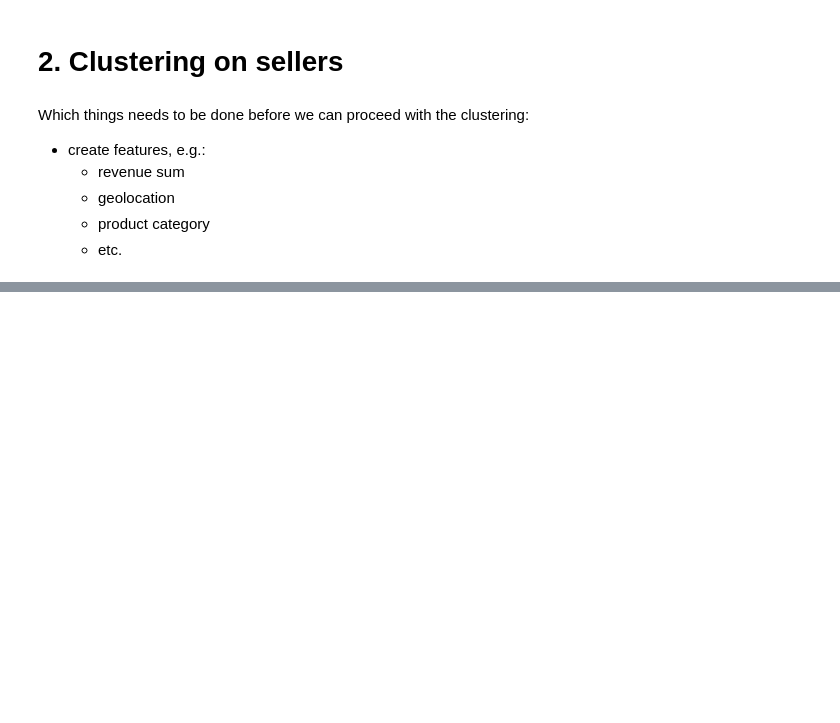
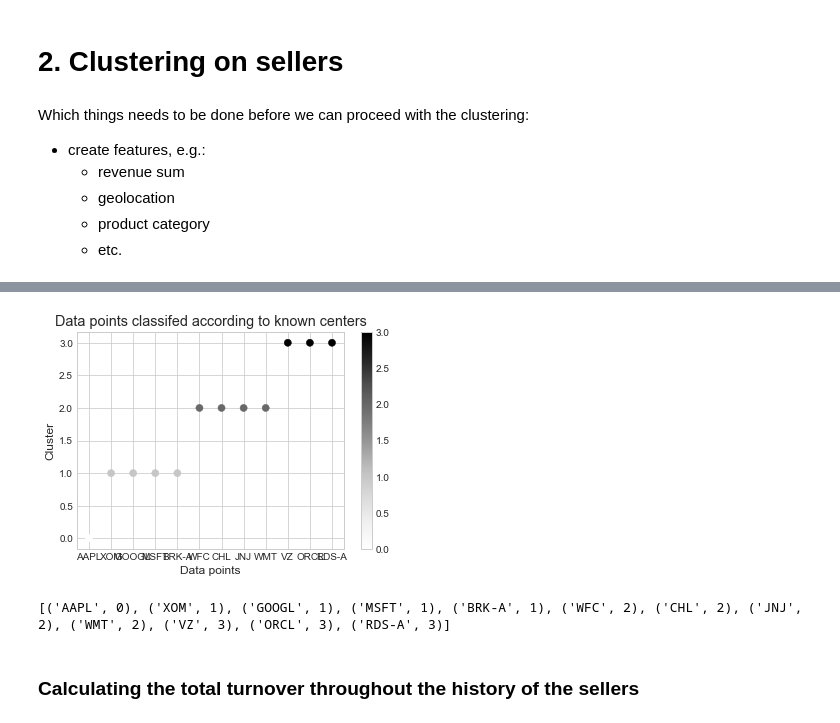
Before and after one commit to MotzWanted/Business_Analytics_Olist, a Jupyter notebook: phase1/Sellers joining the platform.ipynb, the cells around one changed output, grey strips where cells are left out. Cells and saved outputs as stored; diff of their text form; code cells hidden in the pictures; blank space fills up the shorter version.

```diff
--- a/phase1/Sellers joining the platform.ipynb
+++ b/phase1/Sellers joining the platform.ipynb
@@ -392,0 +510,18 @@ Which things needs to be done before we can proceed with the clustering:
+# %%
+fig1, ax3 = plt.subplots()
+scatter = ax3.scatter(syms, clusters, c=clusters, s=50)
+ax3.set_xlabel('Data points')
+ax3.set_ylabel('Cluster')
+plt.colorbar(scatter)
+ax3.set_title('Data points classifed according to known centers')
+plt.show()
+# %% [output]
+[figure, added]
+# %%
+result = zip(syms, kproto.labels_)
+sortedR = sorted(result, key=lambda x: x[1])
+print(sortedR)
+# %% [output]
+[('AAPL', 0), ('XOM', 1), ('GOOGL', 1), ('MSFT', 1), ('BRK-A', 1), ('WFC', 2), ('CHL', 2), ('JNJ', 2), ('WMT', 2), ('VZ', 3), ('ORCL', 3), ('RDS-A', 3)]
+# %% [markdown]
+### Calculating the total turnover throughout the history of the sellers
```
Also changed, not shown: parts of 48 cells of this notebook, 1 other file.
